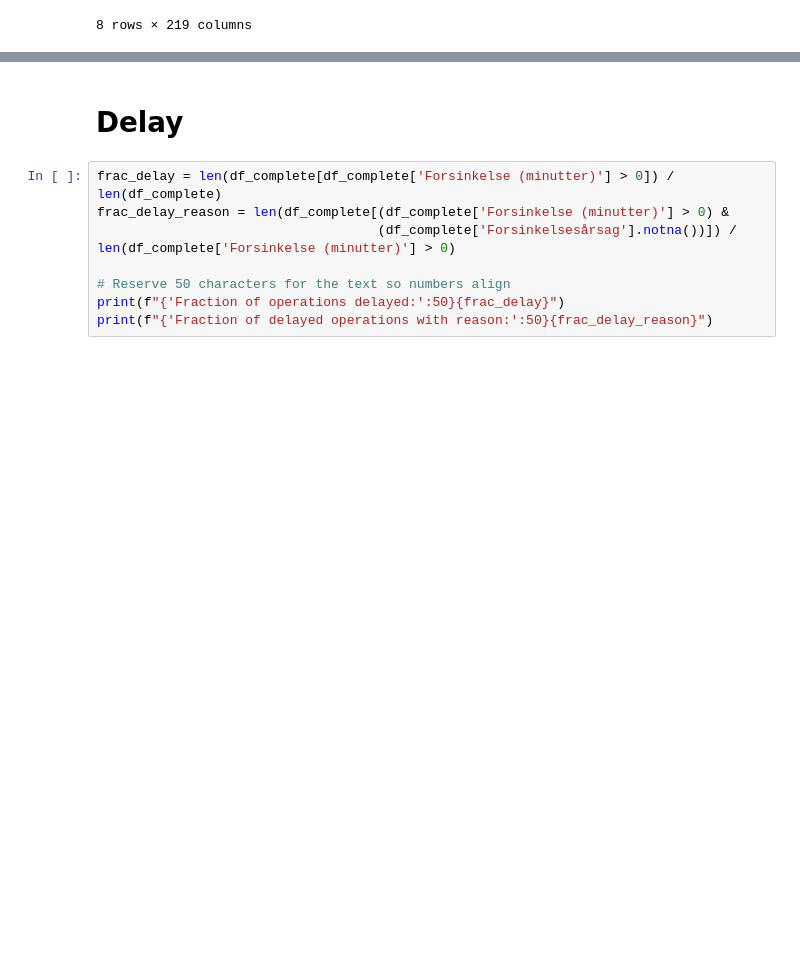
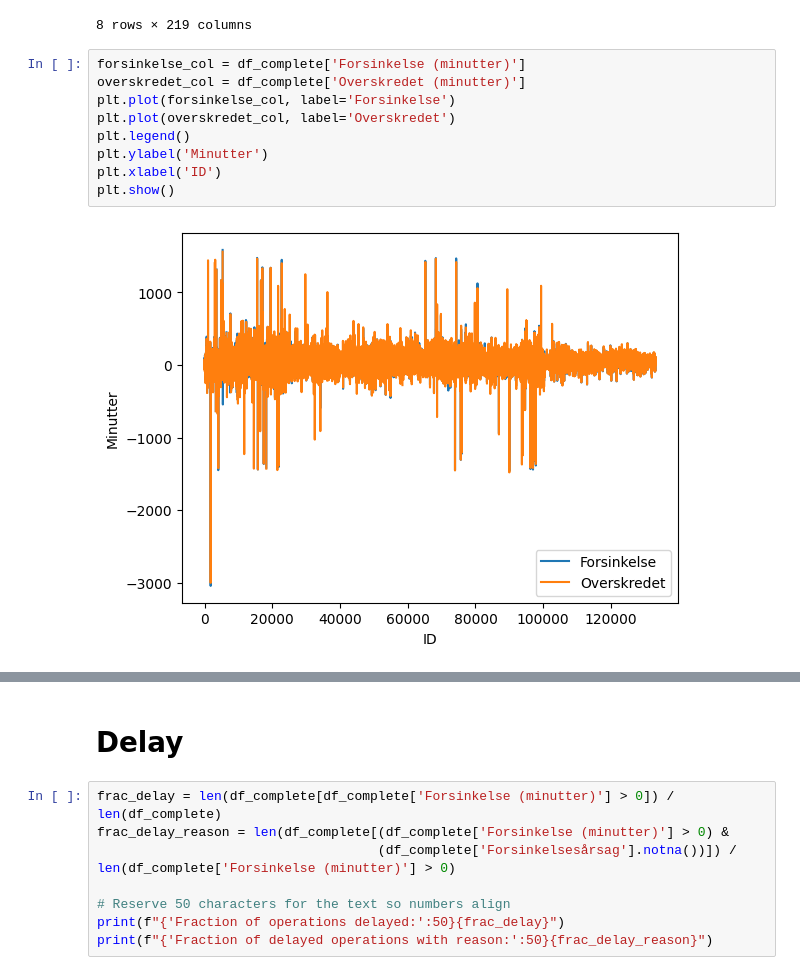
Before and after one commit to killermort9/AnalyticsToAction, a Jupyter notebook: esther.ipynb, the cells around one changed output, grey strips where cells are left out. Cells and saved outputs as stored; diff of their text form; blank space fills up the shorter version.

```diff
--- a/esther.ipynb
+++ b/esther.ipynb
@@ -31,3 +32,14 @@ df_complete.describe()
 | 75% | 90338.750000 | 74.000000 | 107621.000000 | 40.000000 | 57.000000 | ... |
 | max | 120868.000000 | 107.000000 | 133218.000000 | 1585.000000 | 1560.000000 | ... |
 8 rows × 219 columns
+# %%
+forsinkelse_col = df_complete['Forsinkelse (minutter)']
+overskredet_col = df_complete['Overskredet (minutter)']
+plt.plot(forsinkelse_col, label='Forsinkelse')
+plt.plot(overskredet_col, label='Overskredet')
+plt.legend()
+plt.ylabel('Minutter')
+plt.xlabel('ID')
+plt.show()
+# %% [output]
+[figure, added]
```
Also changed, not shown: parts of 20 cells of this notebook.
